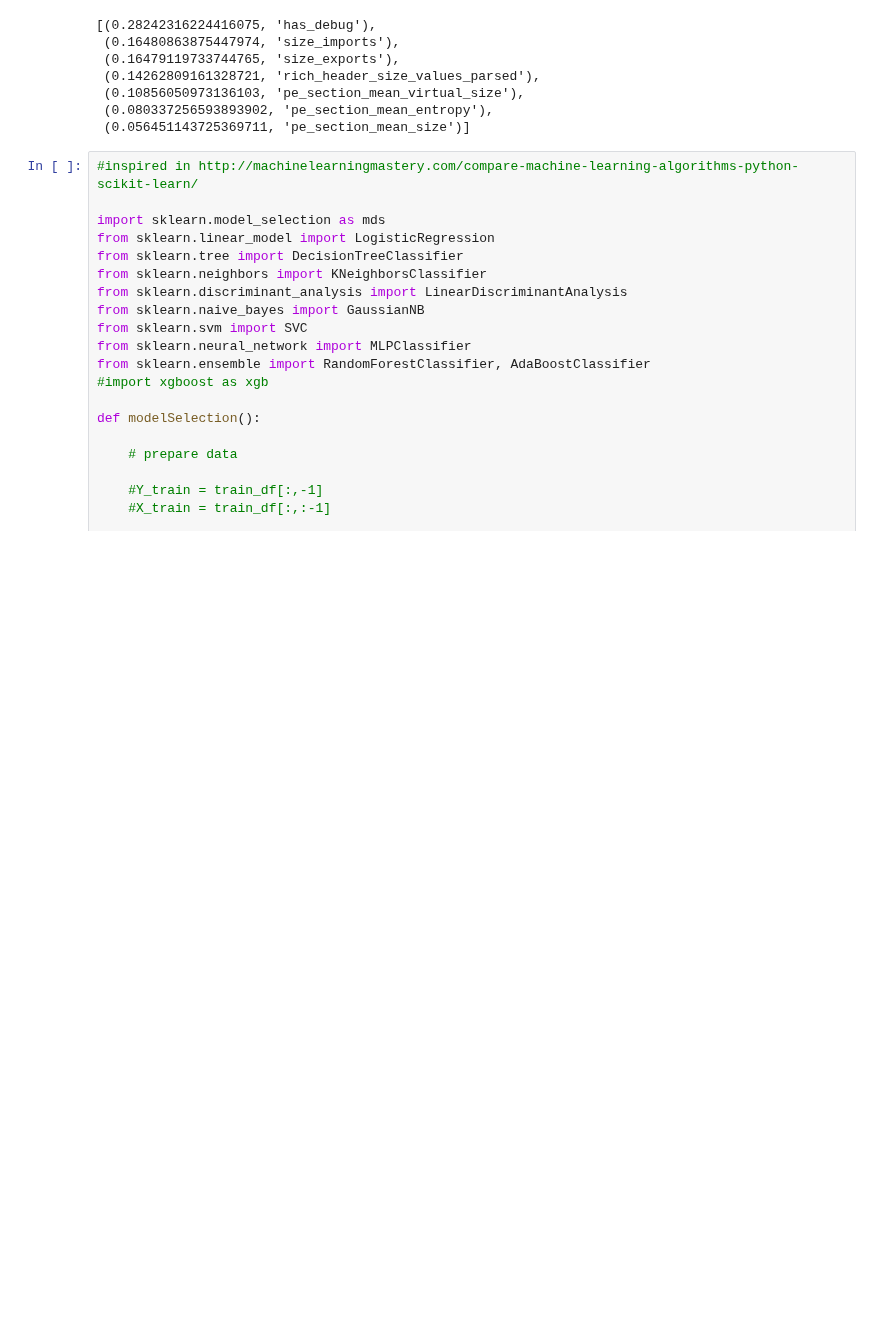
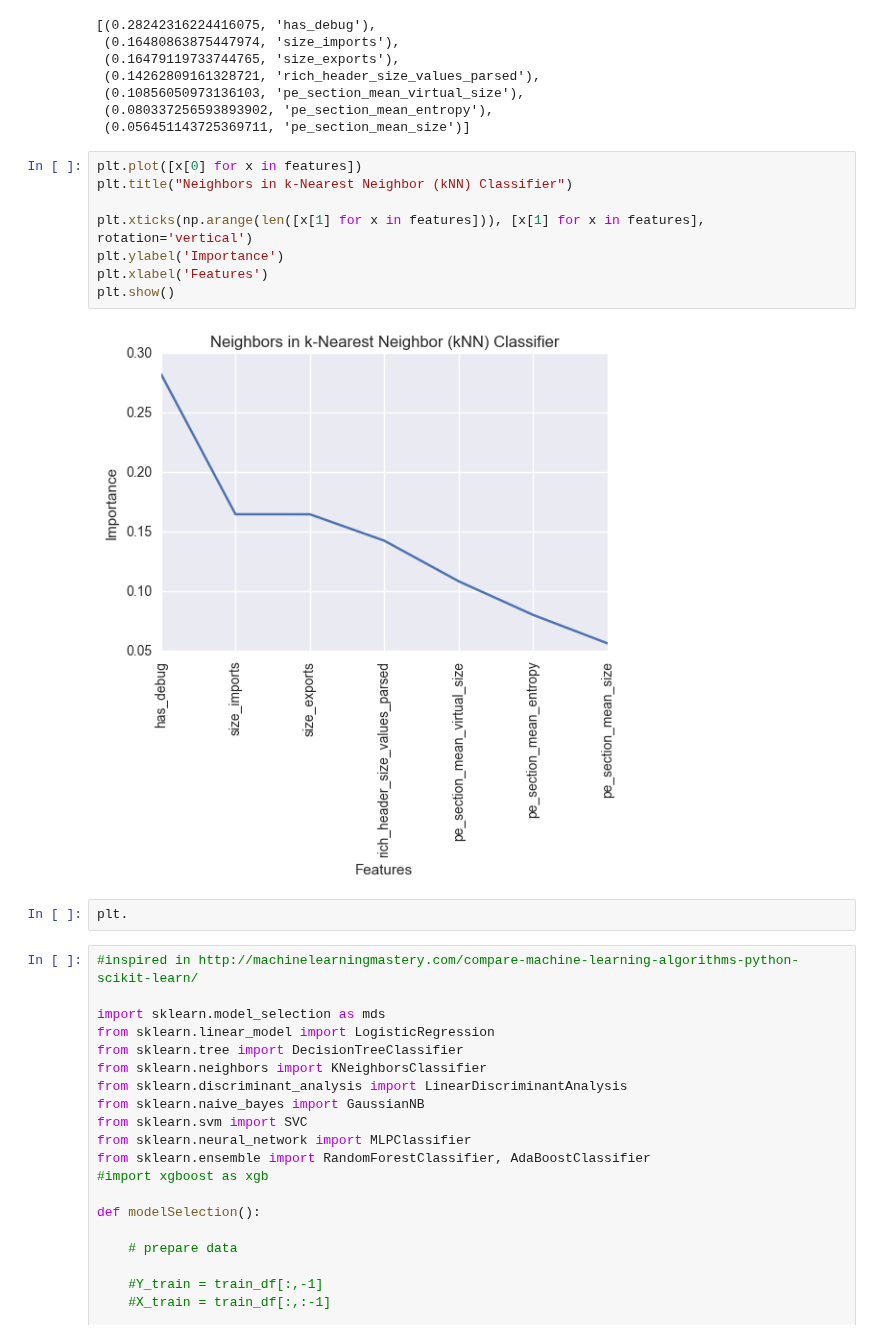
Before and after one commit to msandim/tum-anomaly-detection-challenges, a Jupyter notebook: Challenge 4/Script.ipynb, the cells around one changed output. Drawn from its saved outputs; the diff is of its cells as text; blank space fills up the shorter version.

```diff
--- a/Challenge 4/Script.ipynb
+++ b/Challenge 4/Script.ipynb
@@ -439,6 +439,18 @@ features
  (0.10856050973136103, 'pe_section_mean_virtual_size'),
  (0.080337256593893902, 'pe_section_mean_entropy'),
  (0.056451143725369711, 'pe_section_mean_size')]
+# %%
+plt.plot([x[0] for x in features])
+plt.title("Neighbors in k-Nearest Neighbor (kNN) Classifier")
+
+plt.xticks(np.arange(len([x[1] for x in features])), [x[1] for x in features], rotation='vertical')
+plt.ylabel('Importance')
+plt.xlabel('Features')
+plt.show()
+# %% [output]
+[figure, added]
+# %%
+plt.
 # %%
 #inspired in http://machinelearningmastery.com/compare-machine-learning-algorithms-python-scikit-learn/
 
```
